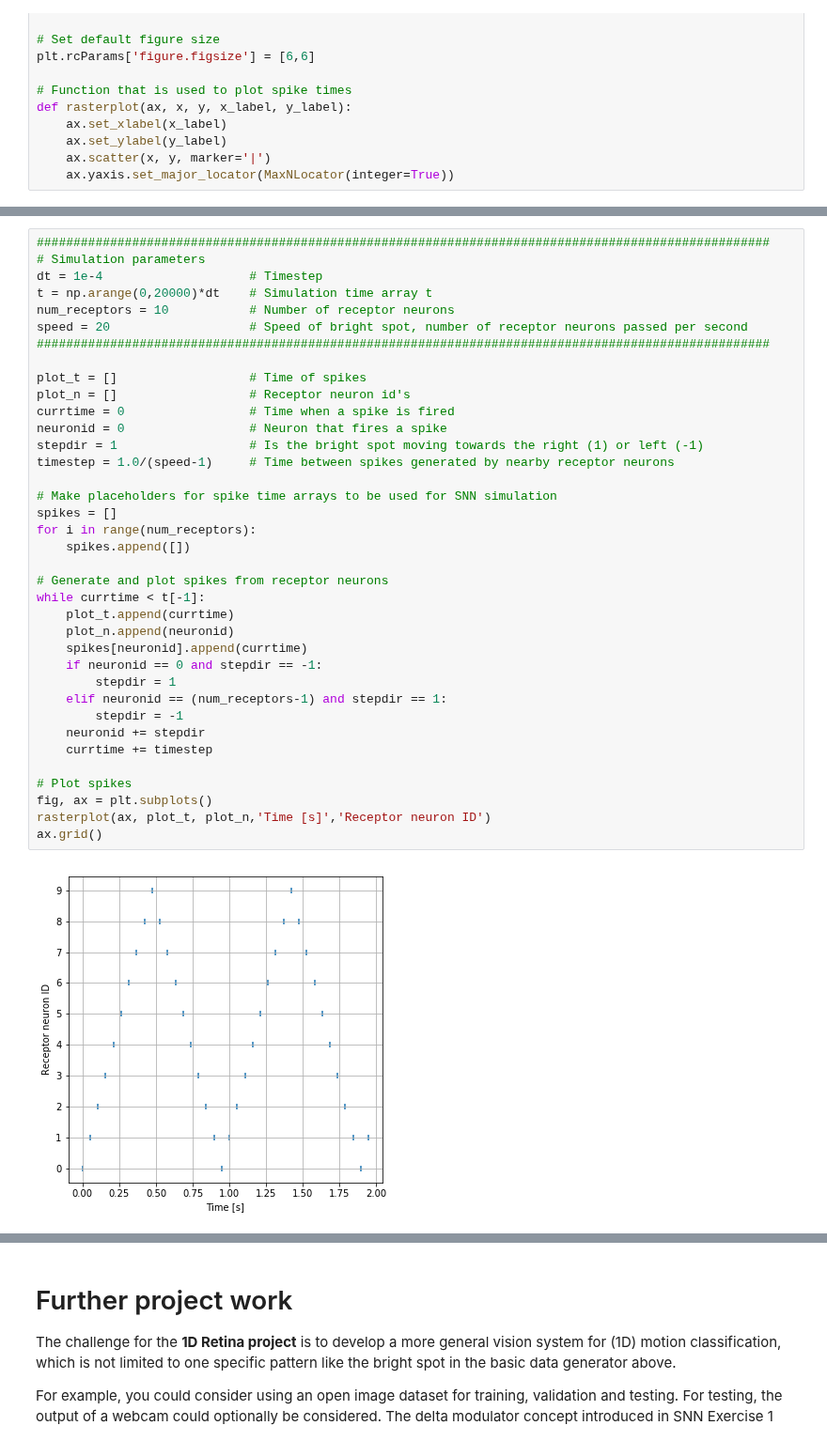
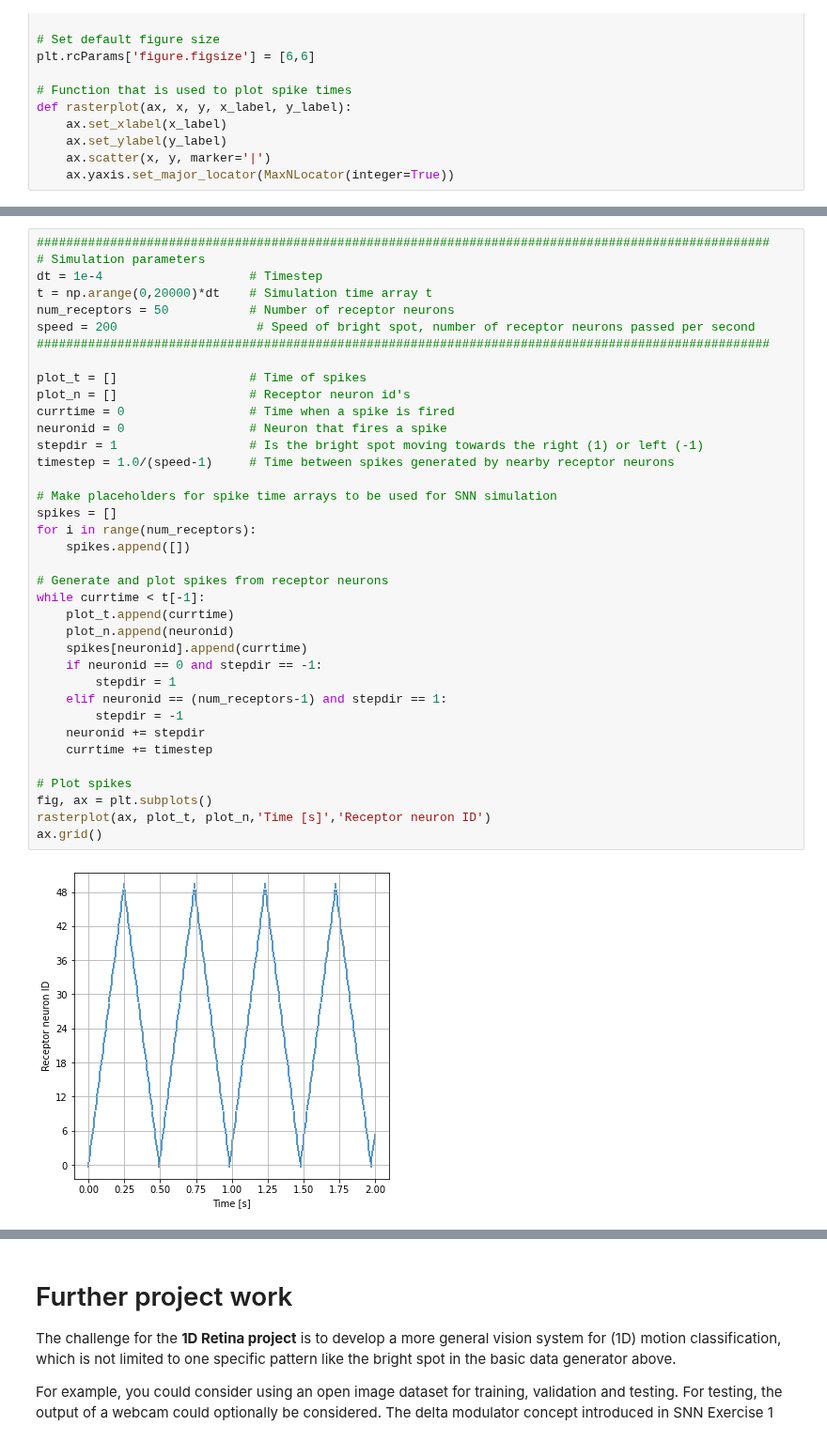
Before and after one commit to EmilyBjartskular/spiking-adventure, a Jupyter notebook: notebook/1D-retina-sandbox.ipynb, the cells around one changed output, grey strips where cells are left out. Shown at 94% size. Cells and saved outputs as stored; diff of their text form.

```diff
--- a/notebook/1D-retina-sandbox.ipynb
+++ b/notebook/1D-retina-sandbox.ipynb
@@ -34,40 +34,40 @@ The task is to determine whether the pattern is moving and whether it is moving
 # Simulation parameters
 dt = 1e-4                    # Timestep
 t = np.arange(0,20000)*dt    # Simulation time array t
-num_receptors = 10           # Number of receptor neurons
-speed = 20                   # Speed of bright spot, number of receptor neurons passed per second
+num_receptors = 50           # Number of receptor neurons
+speed = 200                   # Speed of bright spot, number of receptor neurons passed per second
 ####################################################################################################
 
 plot_t = []                  # Time of spikes
 plot_n = []                  # Receptor neuron id's
 currtime = 0                 # Time when a spike is fired
 neuronid = 0                 # Neuron that fires a spike
 stepdir = 1                  # Is the bright spot moving towards the right (1) or left (-1)
 timestep = 1.0/(speed-1)     # Time between spikes generated by nearby receptor neurons
 
 # Make placeholders for spike time arrays to be used for SNN simulation
 spikes = []
 for i in range(num_receptors):
     spikes.append([])
 
 # Generate and plot spikes from receptor neurons
 while currtime < t[-1]:
     plot_t.append(currtime)
     plot_n.append(neuronid)
     spikes[neuronid].append(currtime)
     if neuronid == 0 and stepdir == -1:
         stepdir = 1
     elif neuronid == (num_receptors-1) and stepdir == 1:
         stepdir = -1
     neuronid += stepdir
     currtime += timestep
 
 # Plot spikes
 fig, ax = plt.subplots()
 rasterplot(ax, plot_t, plot_n,'Time [s]','Receptor neuron ID')
 ax.grid()
 # %% [output]
-[figure, old version]
+[figure, new version]
 # %% [markdown]
 # Implement your first motion-detection SNN
 
```
Also changed, not shown: parts of 3 cells of this notebook, 2 other files.
